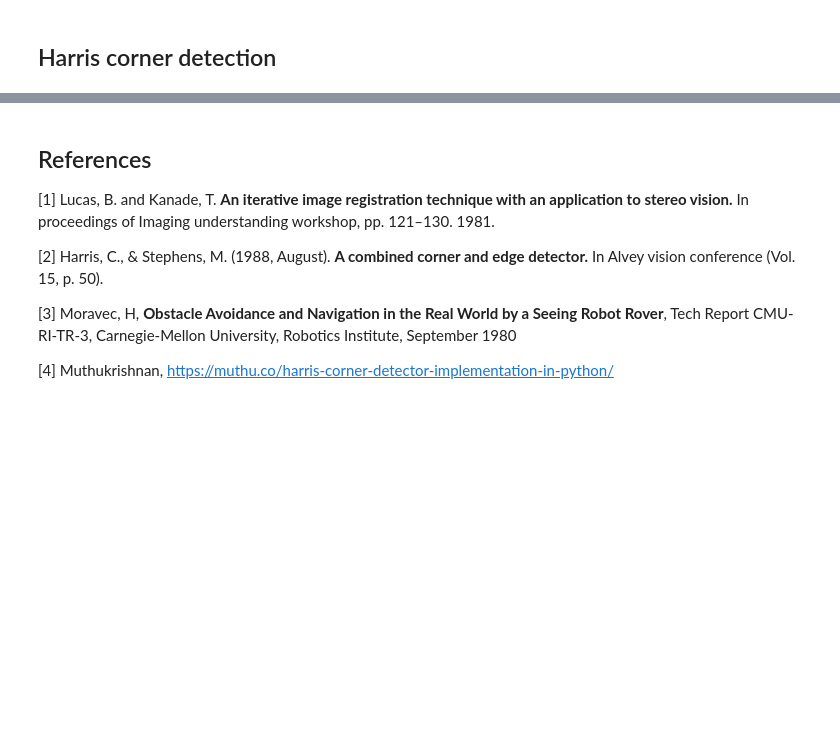
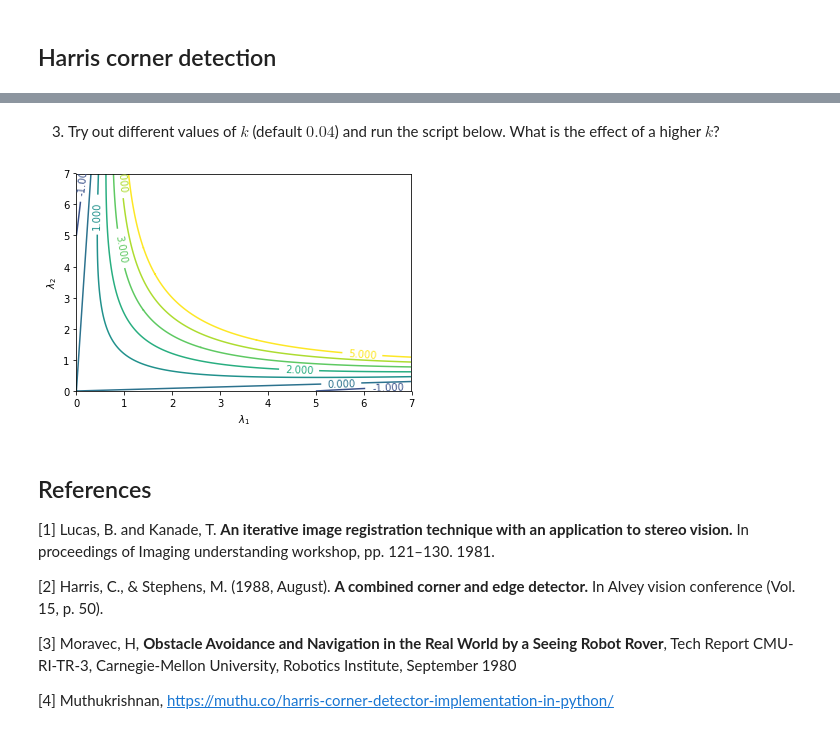
Before and after one commit to guidoAI/optic_flow_estimation, a Jupyter notebook: Optical flow estimation.ipynb, the cells around one changed output, grey strips where cells are left out. Cells and saved outputs as stored; diff of their text form; code cells hidden in the pictures; blank space fills up the shorter version.

```diff
--- a/Optical flow estimation.ipynb
+++ b/Optical flow estimation.ipynb
@@ -377,3 +548,22 @@ You will now have a look at an implementation of the Harris corner detector, bas
+# %% [markdown]
+3. Try out different values of $k$ (default $0.04$) and run the script below. What is the effect of a higher $k$?
+# %%
+def plot_Harris_function(k=0.04):
+
+    plt.figure()
+    alpha = np.arange(0, 7, 0.01)
+    beta = np.arange(0, 7, 0.01)
+    [X,Y] = np.meshgrid(alpha, beta)
+    R = X * Y - k * (X+Y)**2
+    levels = np.arange(-3, 6, 1)
+    cs = plt.contour(X, Y, R, levels)
+    plt.clabel(cs, levels)
+    plt.xlabel('$\lambda_1$')
+    plt.ylabel('$\lambda_2$')
+
+plot_Harris_function(k=0.04)
+# %% [output]
+[figure, added]
 # %% [markdown]
 ## References
 
```
Also changed, not shown: parts of 7 cells of this notebook, 1 other file.
